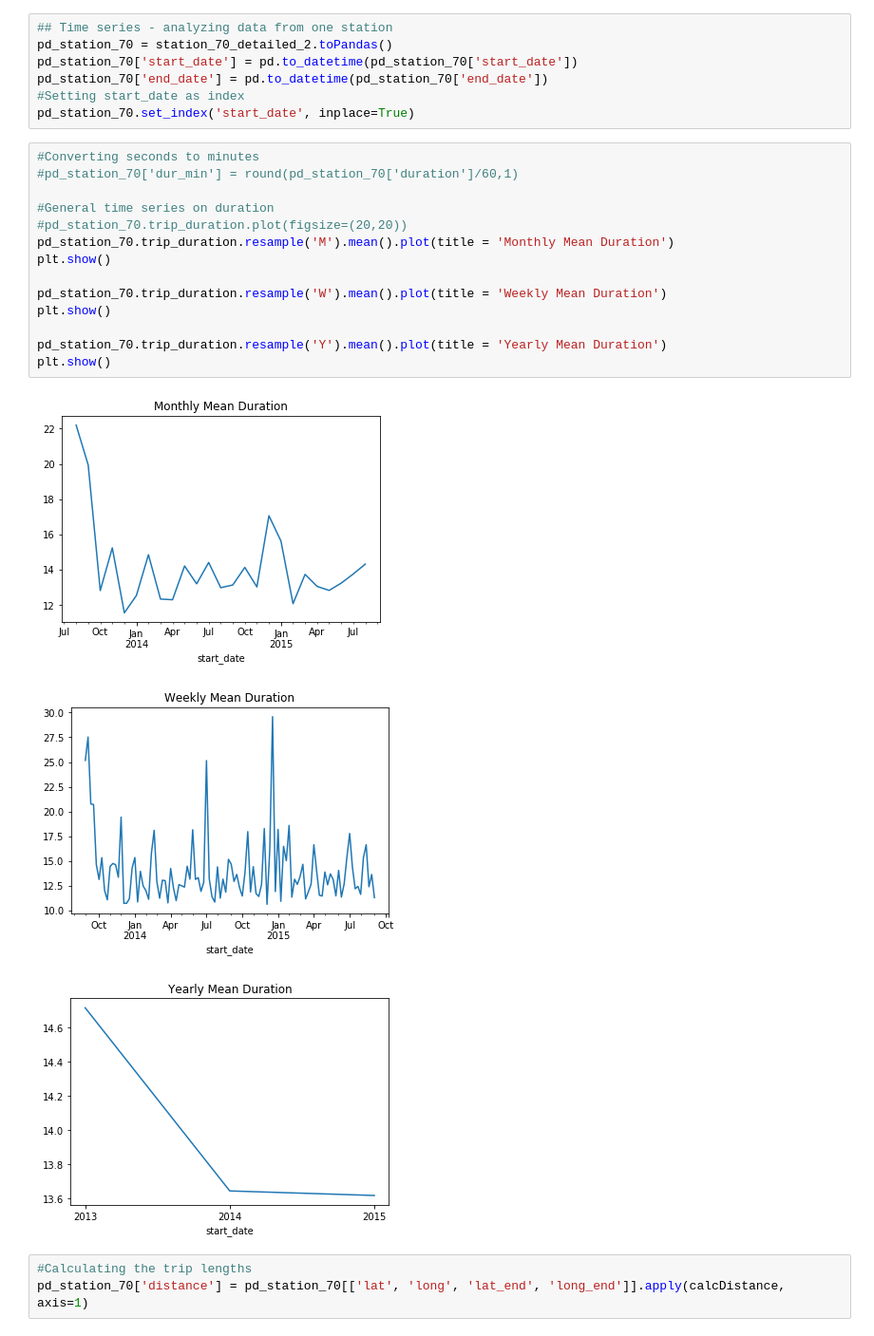
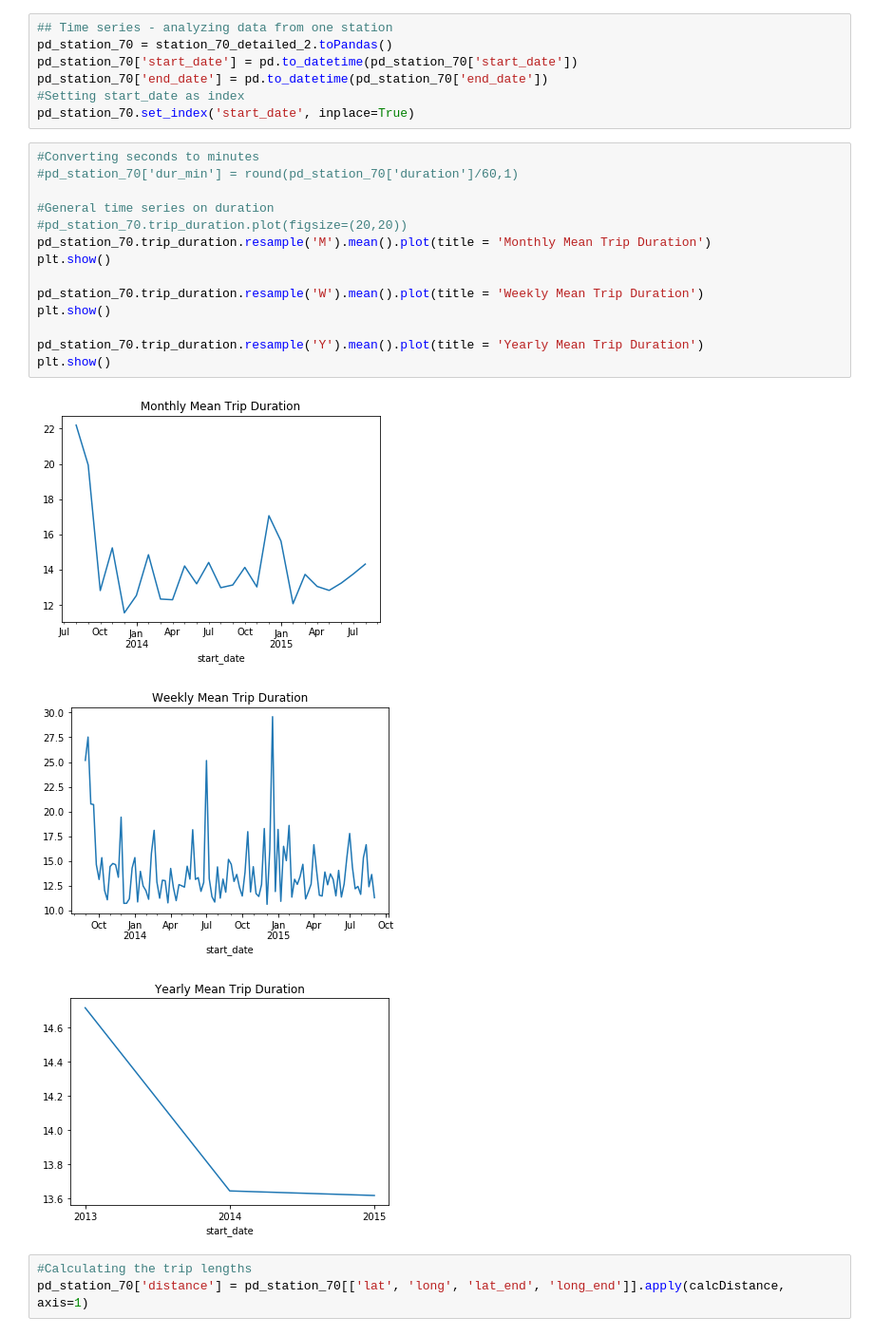
Before and after one commit to shantanurathore/CapstoneFinal, a Jupyter notebook: Capstone2_prod.ipynb, the cells around one changed output. Shown at 95% size. Drawn from its saved outputs; the diff is of its cells as text.

```diff
--- a/Capstone2_prod.ipynb
+++ b/Capstone2_prod.ipynb
@@ -313,21 +382,21 @@ pd_station_70.set_index('start_date', inplace=True)
 # %%
 #Converting seconds to minutes
 #pd_station_70['dur_min'] = round(pd_station_70['duration']/60,1)
 
 #General time series on duration
 #pd_station_70.trip_duration.plot(figsize=(20,20))
-pd_station_70.trip_duration.resample('M').mean().plot(title = 'Monthly Mean Duration')
+pd_station_70.trip_duration.resample('M').mean().plot(title = 'Monthly Mean Trip Duration')
 plt.show()
 
-pd_station_70.trip_duration.resample('W').mean().plot(title = 'Weekly Mean Duration')
+pd_station_70.trip_duration.resample('W').mean().plot(title = 'Weekly Mean Trip Duration')
 plt.show()
 
-pd_station_70.trip_duration.resample('Y').mean().plot(title = 'Yearly Mean Duration')
+pd_station_70.trip_duration.resample('Y').mean().plot(title = 'Yearly Mean Trip Duration')
 plt.show()
 # %% [output]
-[figure, old version]
+[figure, new version]
-[figure, old version]
+[figure, new version]
-[figure, old version]
+[figure, new version]
 # %%
 #Calculating the trip lengths
 pd_station_70['distance'] = pd_station_70[['lat', 'long', 'lat_end', 'long_end']].apply(calcDistance, axis=1)
```
Also changed, not shown: parts of 96 cells of this notebook.
